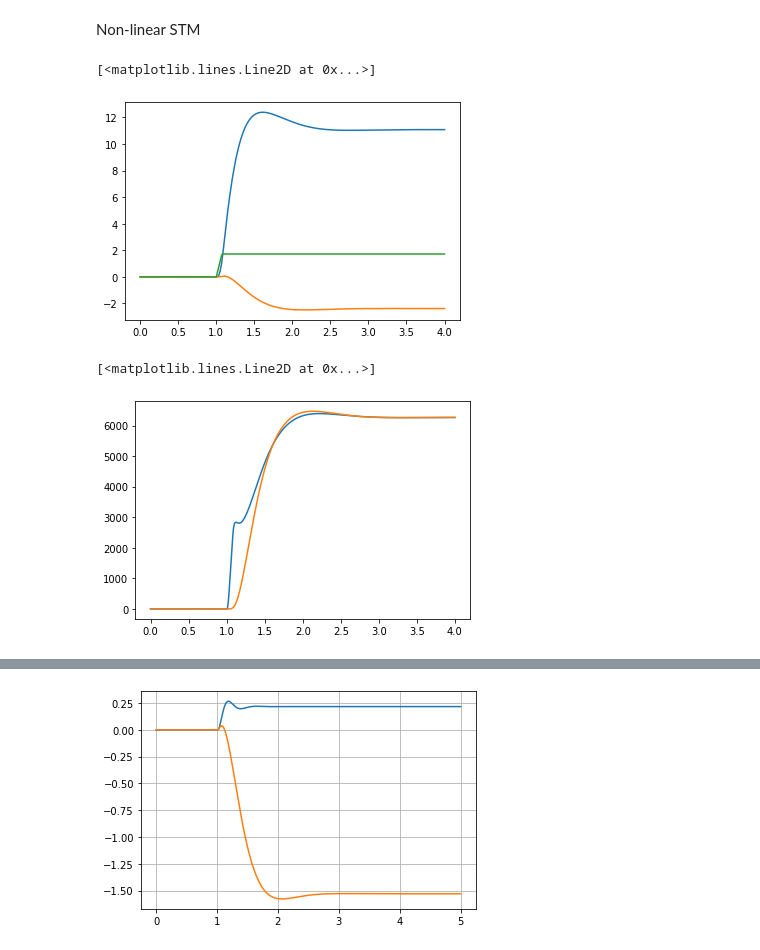
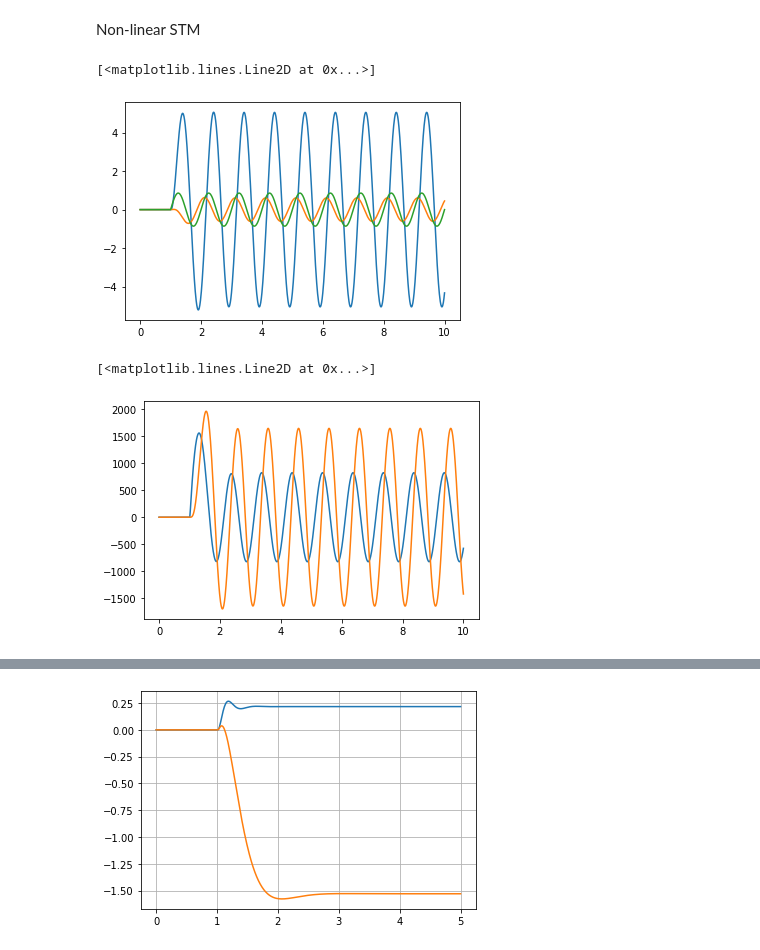
Before and after one commit to SPF33/veDSim, a Jupyter notebook: nonlinear_STM.ipynb, the cells around one changed output, grey strips where cells are left out. Saved outputs shown, nothing was run; the diff lists cells and outputs as text; code cells hidden in the pictures.

```diff
--- a/nonlinear_STM.ipynb
+++ b/nonlinear_STM.ipynb
@@ -27,7 +27,7 @@ def fdot(Xk,Uk,Vk):
     # tire parameters
     Kf = 80000 / (m*g*(l-lf)/l)    # Normalized cornering stiffness front
     Kr = 100000 / (m*g*lf/l)   # Cornering stiffness rear
-    SigF = 0.5 # front elation length
+    SigF = 0.3 # front elation length
     SigR = 0.5 # rear elation length
 
     # shape parameter for tire lateral force
@@ -58,7 +58,7 @@ def fdot(Xk,Uk,Vk):
 # %%
 ##simulation
 V = 30 # Forward speed
-time = 4 # [s]
+time = 10 # [s]
 dt = 0.01
 N = int(time/dt)
 X = np.zeros([4, N+1])
@@ -70,7 +70,7 @@ temp = 0
 ######################################################
 # Define input
 ######################################################
-max_U = 0.03    # [rad] SS front wheel angle
+max_U = 0.003    # [rad] SS front wheel angle
 strt_U = 1     # [s] Start of steering action
 rate_U = 0.4   # [rad/s]Rate of steering action
 pha = 0
@@ -78,49 +78,49 @@ NU = int(strt_U/dt+1)
 for i in range(N-NU):
 
 ## sine wave #####################################
-#     pha = pha + 2*np.pi*dt
-#     temp = 0.2*math.sin(pha)
-#     U[i + NU] = temp
+    pha = pha + 2*np.pi*dt
+    temp = 0.015*math.sin(pha)
+    U[i + NU] = temp
 ##################################################
 
 ## Step steer#####################################
-    temp = temp + dt*rate_U
-    U[i + NU] = temp
-    if temp > max_U:
-        U[i + NU:] = max_U
-        break
+#     temp = temp + dt*rate_U
+#     U[i + NU] = temp
+#     if temp > max_U:
+#         U[i + NU:] = max_U
+#         break
 # #################################################
 
 ## Impulse Steer #################################
 #     pha = pha + 4*np.pi*dt
 #     temp = max_U*math.sin(pha)
 #     U[i + NU] = temp
 #     if i >= 0.25/dt:
 #         U[i + NU:] = 0
 #         break
 ##################################################
 
 ######################################################
 
 # Integration RK4
 for i in range(N):
     Xk = X[:,i:i+1]
     Uk = U[i]
     k1 = fdot(Xk,Uk,V)
     k2 = fdot(Xk+ k1 * dt/2,Uk,V)
     k3 = fdot(Xk+ k2 * dt/2,Uk,V)
     k4 = fdot(Xk+ k3 * dt,Uk,V)
     X[:,i+1:i+2] = Xk + (k1 + 2*k2 + 2*k3 + k4)*dt/6
 
 plt.plot(np.linspace(0, time, num=N+1),X[1,:]*180/np.pi)     # Yaw rate
 plt.plot(np.linspace(0, time, num=N+1),X[0,:]/V*180/np.pi)  # sideslip
 plt.plot(np.linspace(0, time, num=N+1),U*180/np.pi)
 # %% [output]
 [<matplotlib.lines.Line2D at 0x...>]
-[figure, old version]
+[figure, new version]
 # %%
 plt.plot(np.linspace(0, time, num=N+1),X[2,:]*1.35)   # Yaw moment from FA
 plt.plot(np.linspace(0, time, num=N+1),X[3,:]*1.35)   # Anti-Yaw moment from RA
 # %% [output]
 [<matplotlib.lines.Line2D at 0x...>]
-[figure, old version]
+[figure, new version]
```
Also changed, not shown: parts of 2 cells of this notebook, 1 other file.
